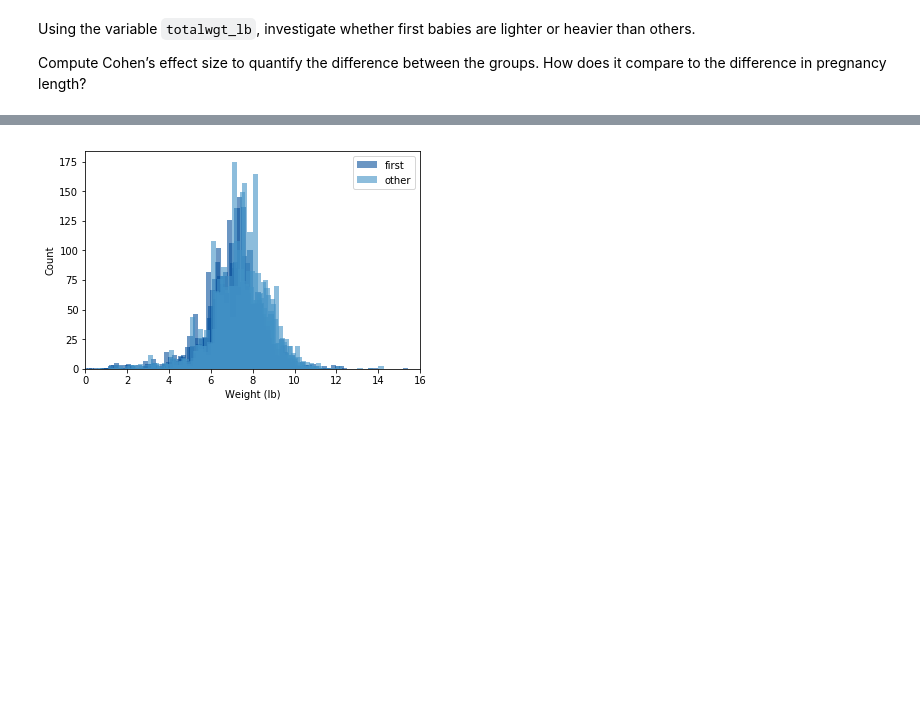
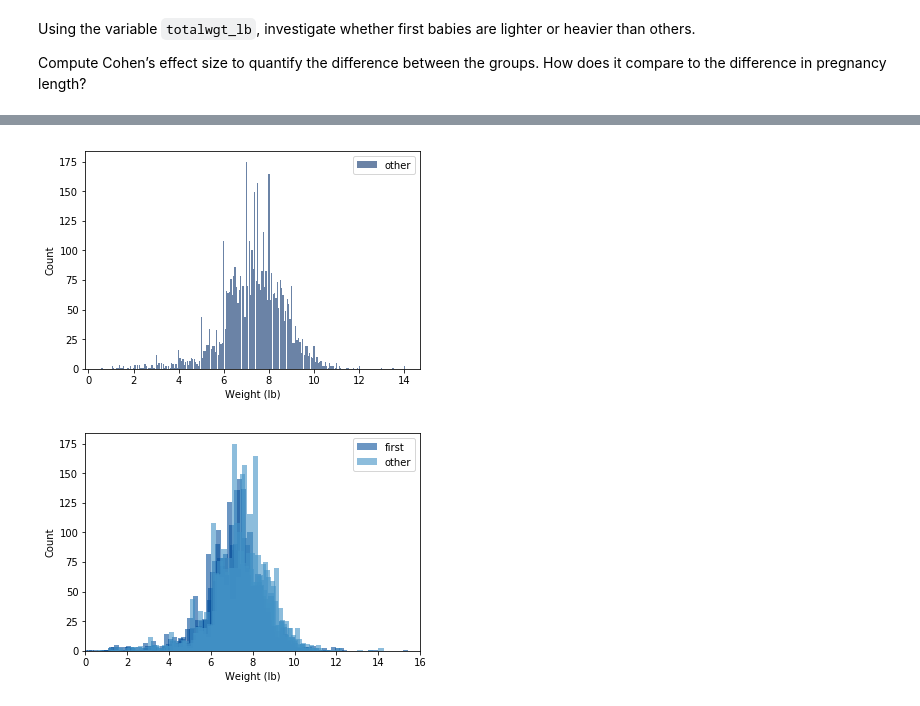
Before and after one commit to rosslogan702/ThinkStats2, a Jupyter notebook: code/chap02ex.ipynb, the cells around one changed output, grey strips where cells are left out. Drawn from its saved outputs; the diff is of its cells as text; code cells hidden in the pictures; blank space fills up the shorter version.

```diff
--- a/code/chap02ex.ipynb
+++ b/code/chap02ex.ipynb
@@ -259,3 +267,11 @@ other_wgt_hist = thinkstats2.Hist(others.totalwgt_lb, label='other')
+# %%
+# plotting other_wgt_hist
+width=0.25
+hist = thinkstats2.Hist(other_wgt_hist, label='other')
+thinkplot.Hist(hist)
+thinkplot.Config(xlabel='Weight (lb)', ylabel='Count')
+# %% [output]
+[figure, added]
 # %%
 # Solution goes here
 width = 0.25
```
Also changed, not shown: parts of 10 cells of this notebook.
